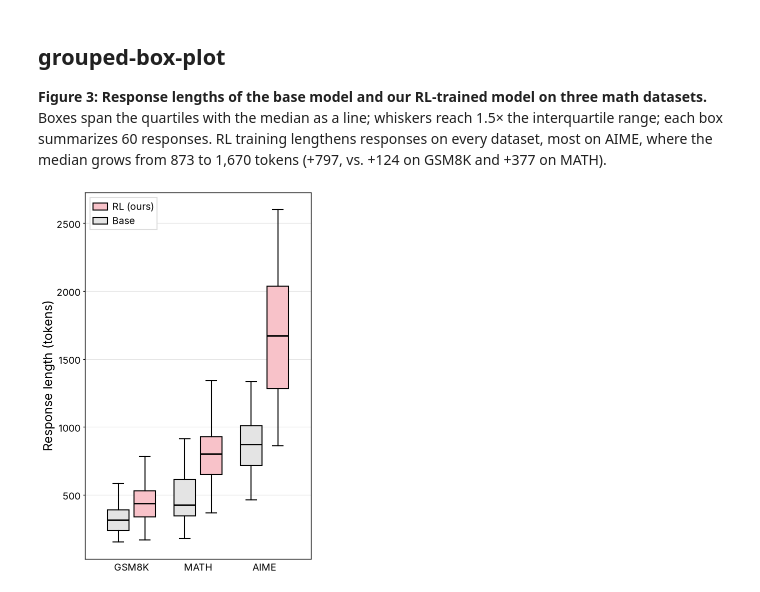
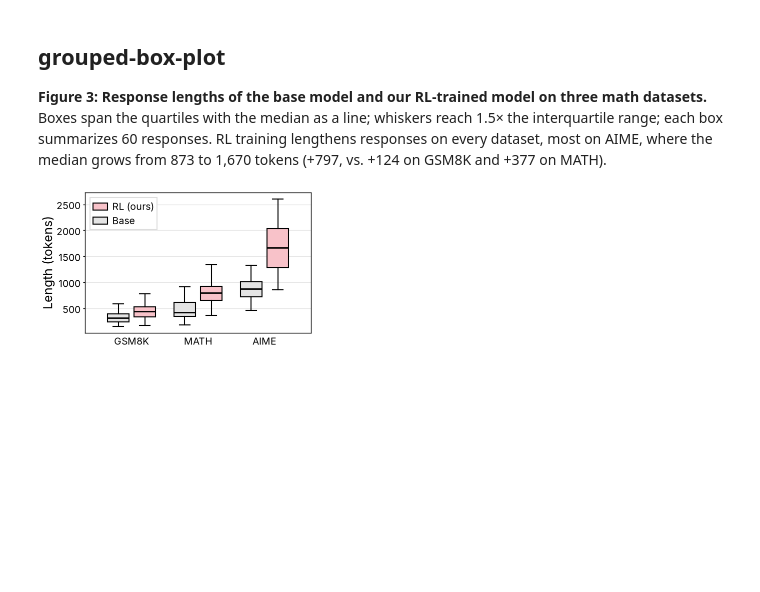
Before and after one commit to bigohofone/academic-figure-skill, a Jupyter notebook: examples/chart-types/notebooks/grouped-box-plot.ipynb, the cells around one changed output. Drawn from its saved outputs; the diff is of its cells as text; code cells hidden in the pictures; blank space fills up the shorter version.

Commit message:
academic-figure: box plots and violins at φ : 1 like other charts; 1 : φ only for content that is itself tall
Co-Authored-By: Claude Opus 5.5 <noreply@anthropic.com>

```diff
--- a/examples/chart-types/notebooks/grouped-box-plot.ipynb
+++ b/examples/chart-types/notebooks/grouped-box-plot.ipynb
@@ -20,29 +20,29 @@ colors = paper.use_design("../../../skills/academic-figure/assets/DESIGN.md")  #
 # %%
 from matplotlib.patches import Patch
 
 with open("../data/grouped-box-plot.json") as f:
     data = json.load(f)
 
 datasets = data["datasets"]
 models = {"Base": colors["neutral"], "RL (ours)": colors["ours"]}
 width = 0.8 / len(models)
 fig, ax = plt.subplots(figsize=(2.75, 2))
 for i, (model, color) in enumerate(models.items()):
     for x, dataset in enumerate(datasets):
         box = ax.boxplot(data["lengths"][model][dataset], positions=[x + (i - (len(models) - 1) / 2) * width],
                          widths=0.8 * width, showfliers=False)
         box["boxes"][0].set_facecolor(lighten(color))
 ax.set_xticks(range(len(datasets)), labels=datasets)
 ax.tick_params(axis="x", length=0)
 ax.grid(axis="x", visible=False)
-ax.set_ylabel("Response length (tokens)")
+ax.set_ylabel("Length (tokens)")
 ax.legend(handles=[Patch(facecolor=lighten(colors["ours"]), edgecolor="black", linewidth=0.75, label="RL (ours)"),
                    Patch(facecolor=lighten(colors["neutral"]), edgecolor="black", linewidth=0.75, label="Base")],
           loc="upper left")
 
-fit_height(fig, ax, aspect=1.618)
+fit_height(fig, ax, aspect=0.618)
 fig.savefig("../outputs/grouped-box-plot.pdf")
 fig.savefig("../outputs/grouped-box-plot.png")
 plt.show()
 # %% [output]
-[figure, old version]
+[figure, new version]
```
Also changed, not shown: 4 other files.
